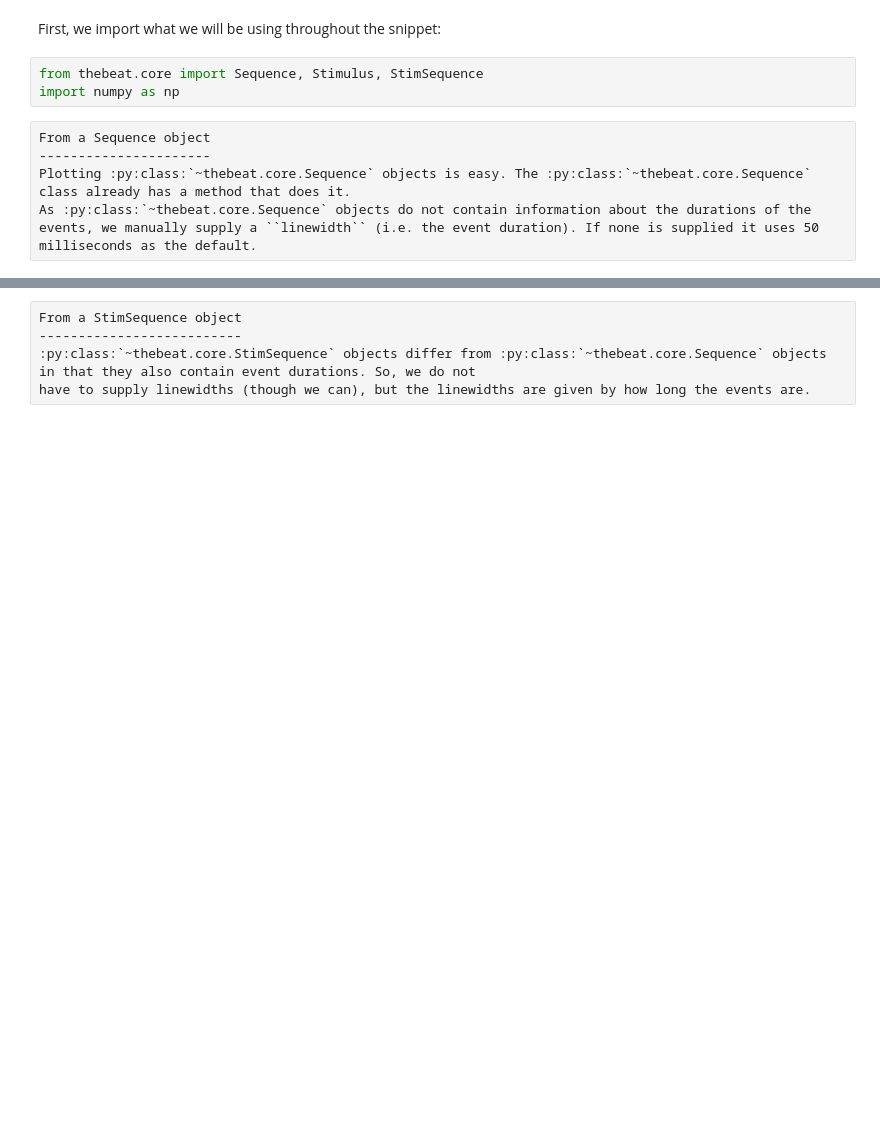
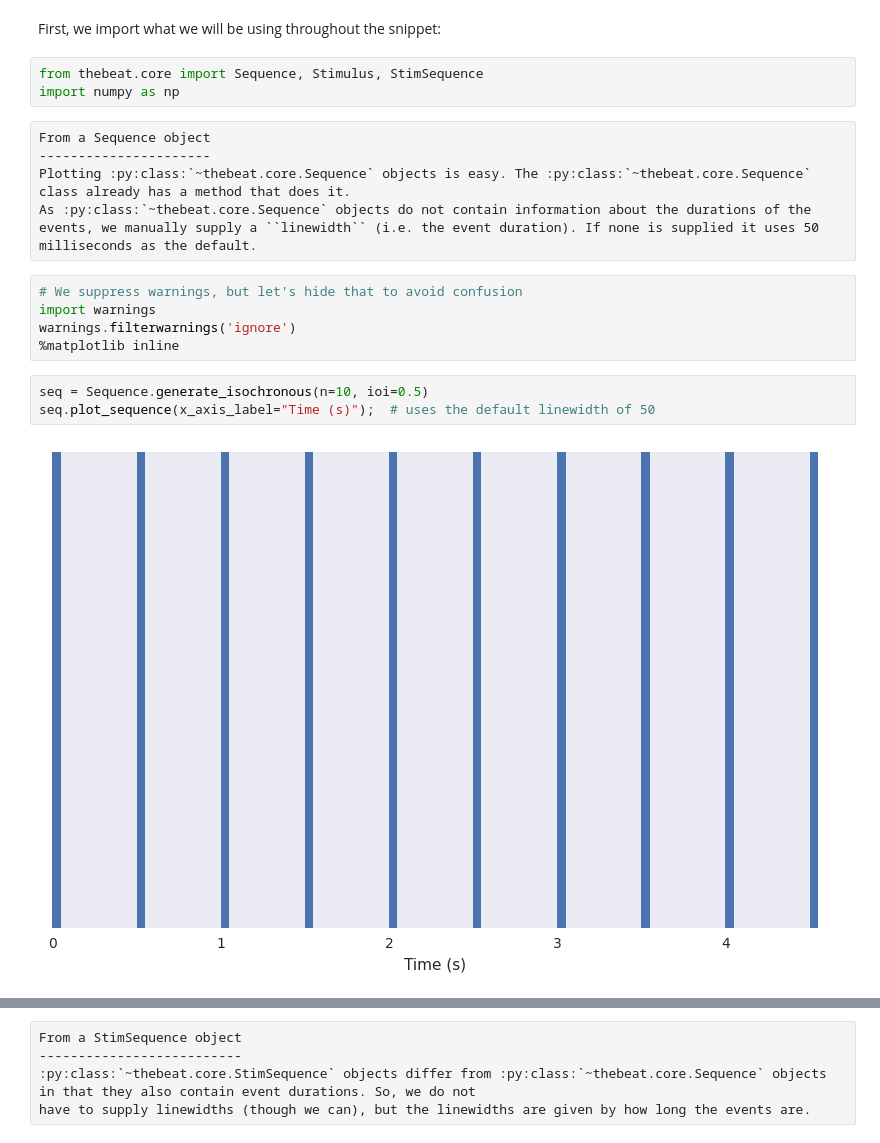
Before and after one commit to Jellevanderwerff/thebeat, a Jupyter notebook: docs/source/examples/snippets/plot_single_sequence.ipynb, the cells around one changed output, grey strips where cells are left out. Cells and saved outputs as stored; diff of their text form; blank space fills up the shorter version.

```diff
--- a/docs/source/examples/snippets/plot_single_sequence.ipynb
+++ b/docs/source/examples/snippets/plot_single_sequence.ipynb
@@ -12,4 +12,14 @@ From a Sequence object
 ----------------------
 Plotting :py:class:`~thebeat.core.Sequence` objects is easy. The :py:class:`~thebeat.core.Sequence` class already has a method that does it.
 As :py:class:`~thebeat.core.Sequence` objects do not contain information about the durations of the events, we manually supply a ``linewidth`` (i.e. the event duration). If none is supplied it uses 50 milliseconds as the default.
+# %%
+# We suppress warnings, but let's hide that to avoid confusion
+import warnings
+warnings.filterwarnings('ignore')
+%matplotlib inline
+# %%
+seq = Sequence.generate_isochronous(n=10, ioi=0.5)
+seq.plot_sequence(x_axis_label="Time (s)");  # uses the default linewidth of 50
+# %% [output]
+[figure, added]
 # %%
```
Also changed, not shown: parts of 9 cells of this notebook, 21 other files.
